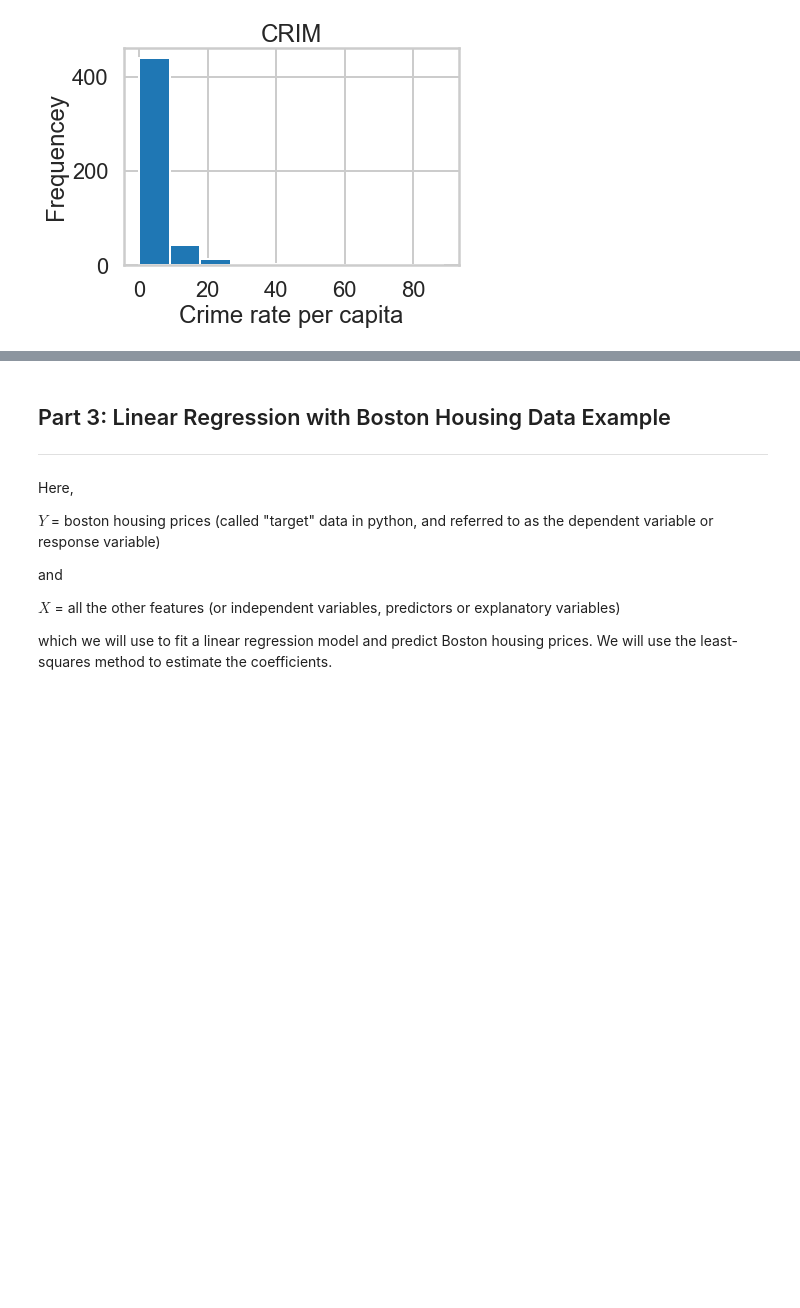
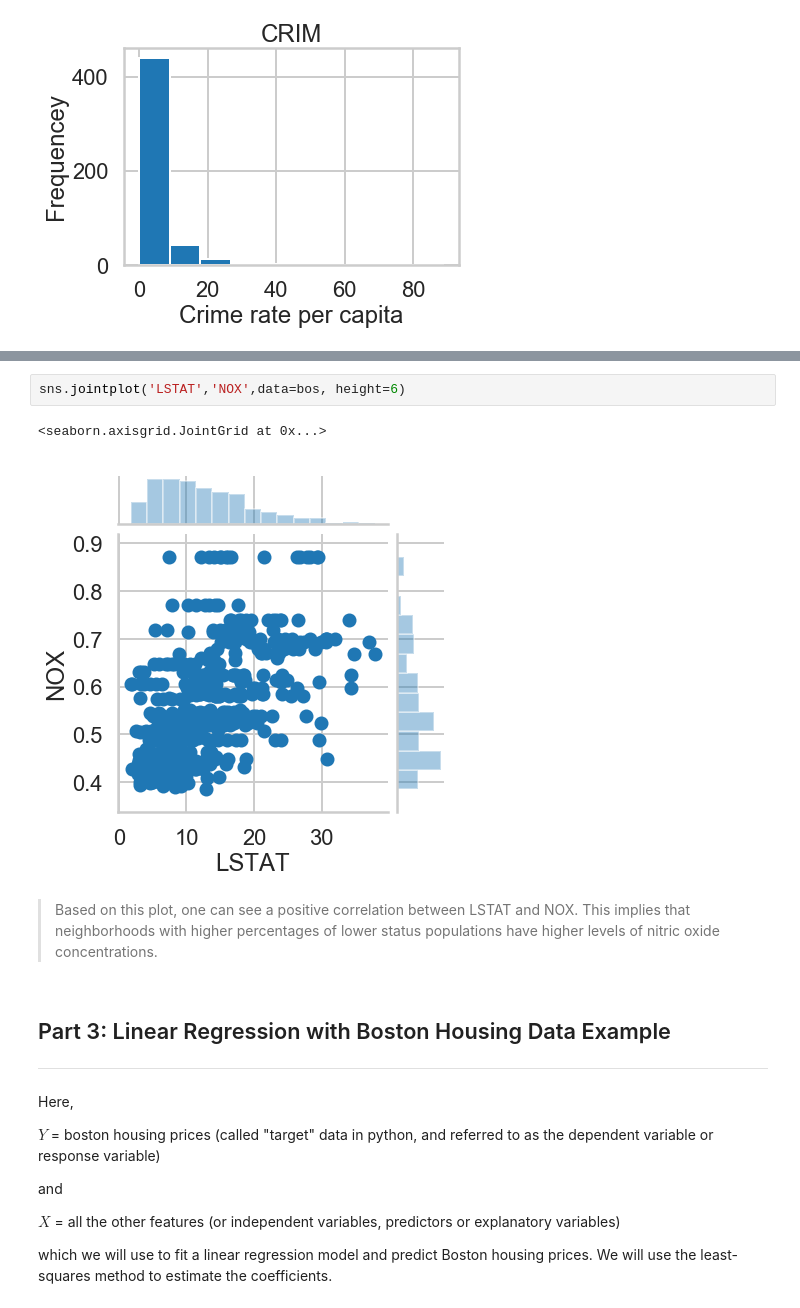
Before and after one commit to shubacca/Linear-Regression-Boston-Housing-Data, a Jupyter notebook: linear_regression/Boston_Housing_Linear_Regression.ipynb, the cells around one changed output, grey strips where cells are left out. Cells and saved outputs as stored; diff of their text form; blank space fills up the shorter version.

```diff
--- a/linear_regression/Mini_Project_Linear_Regression.ipynb
+++ b/linear_regression/Boston_Housing_Linear_Regression.ipynb
@@ -384,3 +391,10 @@ plt.show()
+# %%
+sns.jointplot('LSTAT','NOX',data=bos, height=6)
+# %% [output]
+<seaborn.axisgrid.JointGrid at 0x...>
+[figure, added]
+# %% [markdown]
+>Based on this plot, one can see a positive correlation between LSTAT and NOX. This implies that neighborhoods with higher percentages of lower status populations have higher levels of nitric oxide concentrations.
 # %% [markdown]
 ## Part 3: Linear Regression with Boston Housing Data Example
 ***
```
Also changed, not shown: parts of 33 cells of this notebook.
